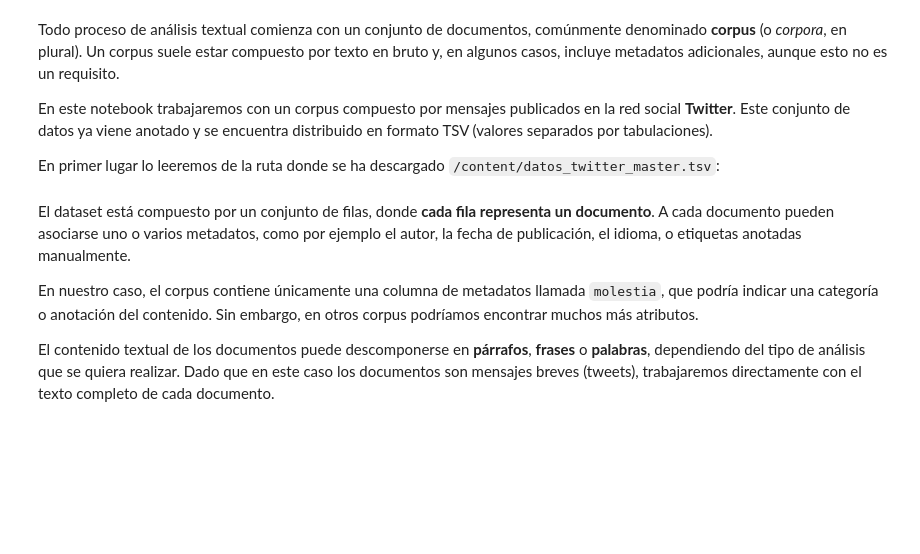
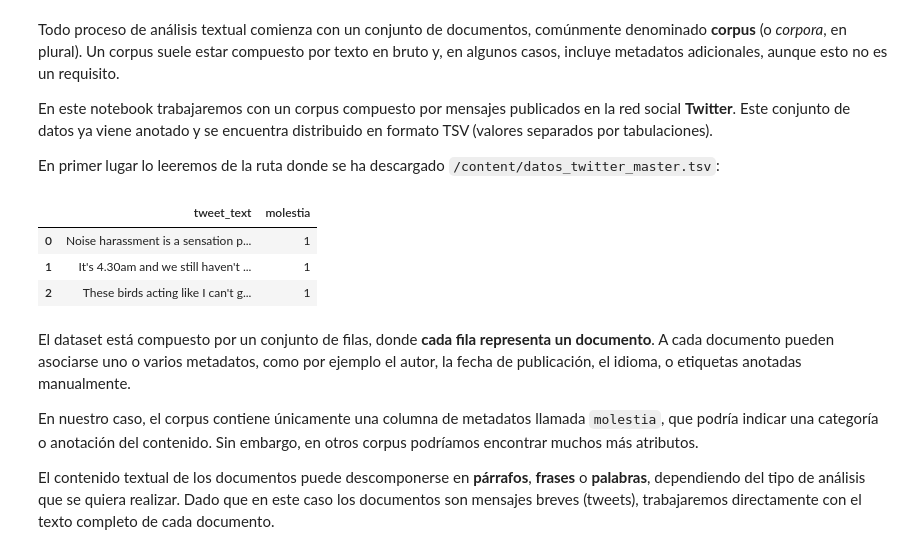
Before and after one commit to antoniotrapote/text-mining, a Jupyter notebook: 01_TecnicasNLP.ipynb, the cells around one changed output. Cells and saved outputs as stored; diff of their text form; code cells hidden in the pictures; blank space fills up the shorter version.

```diff
--- a/01_TecnicasNLP.ipynb
+++ b/01_TecnicasNLP.ipynb
@@ -54,8 +101,13 @@ En este notebook trabajaremos con un corpus compuesto por mensajes publicados en
 
 En primer lugar lo leeremos de la ruta donde se ha descargado `/content/datos_twitter_master.tsv`:
 # %%
-tweets_df = pd.read_csv(___________________, sep = "\t") #'/content/datos_twitter_master.tsv'
+tweets_df = pd.read_csv('/content/datos_twitter_master.tsv', sep = "\t")
 tweets_df.head(3)
+# %% [output]
+|  | tweet_text | molestia |
+| 0 | Noise harassment is a sensation p... | 1 |
+| 1 | It's 4.30am and we still haven't ... | 1 |
+| 2 | These birds acting like I can't g... | 1 |
 # %% [markdown]
 El dataset está compuesto por un conjunto de filas, donde **cada fila representa un documento**. A cada documento pueden asociarse uno o varios metadatos, como por ejemplo el autor, la fecha de publicación, el idioma, o etiquetas anotadas manualmente.
 
```
Also changed, not shown: parts of 3 cells of this notebook.
